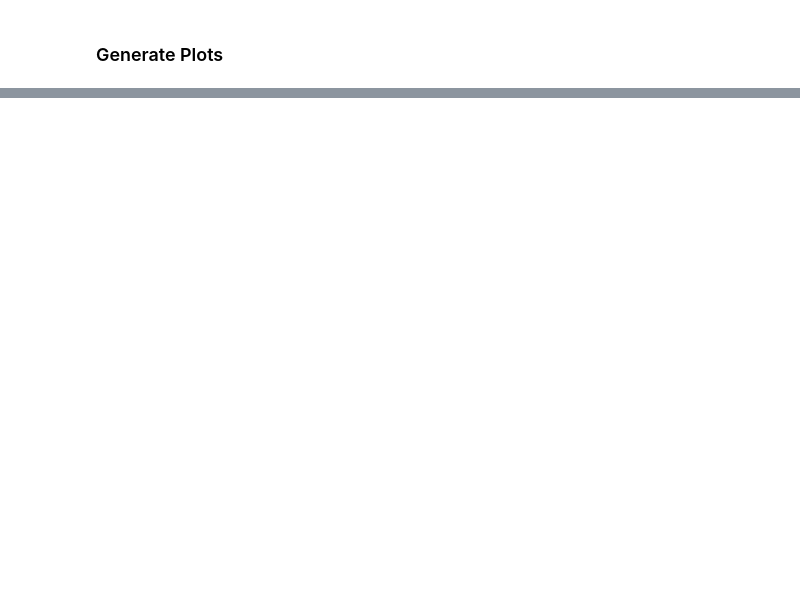
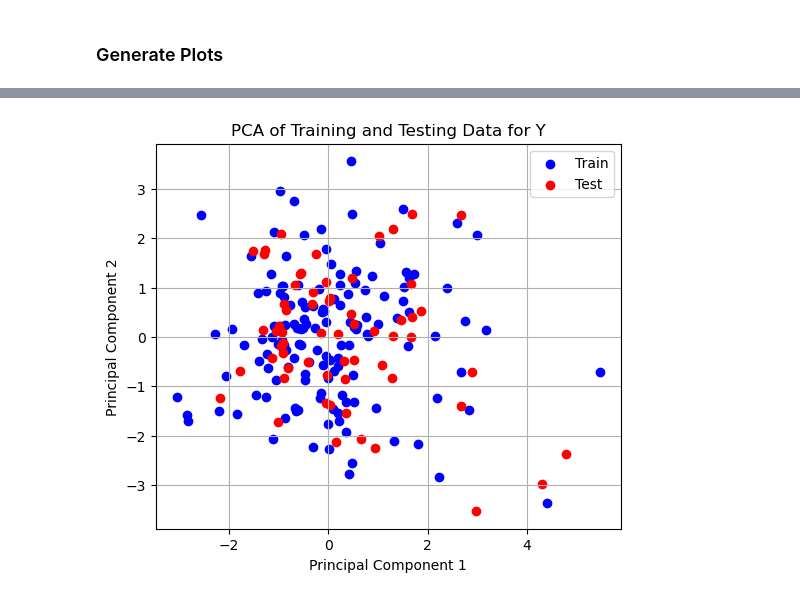
Before and after one commit to nawal-r2002/Cortical_Activity_Study, a Jupyter notebook: models/pca.ipynb, the cells around one changed output, grey strips where cells are left out. Saved outputs shown, nothing was run; the diff lists cells and outputs as text; code cells hidden in the pictures; blank space fills up the shorter version.

```diff
--- a/models/pca.ipynb
+++ b/models/pca.ipynb
@@ -57,0 +74,8 @@ Variance Ratio =
+# %%
+##PCA with Output Features
+output_pca = runPCA(Ytrain, Ytest, 2)
+y_train = output_pca[0]
+y_test = output_pca[1]
+print("Y = \n", "Training= \n", y_train, "\n Testing= \n", y_test)
+# print(x.shape)
+pca_out = output_pca[2]
@@ -69,0 +142,14 @@ twoD.savefig(base_dir + '/_images/PCA.jpg')
+# %%
+yplot_pca = plt.figure(figsize=(6, 5))
+plt.scatter(y_train[:, 0], y_train[:, 1], c='blue', label='Train')
+plt.scatter(y_test[:, 0], y_test[:, 1], c='red', label='Test')
+plt.xlabel('Principal Component 1')
+plt.ylabel('Principal Component 2')
+plt.title('PCA of Training and Testing Data for Y')
+plt.legend()
+plt.grid(True)
+plt.show()
+
+yplot_pca.savefig(base_dir + "/_images/PCA_Y.jpg")
+# %% [output]
+[figure, added]
```
Also changed, not shown: parts of 11 cells of this notebook, 12 other files.
